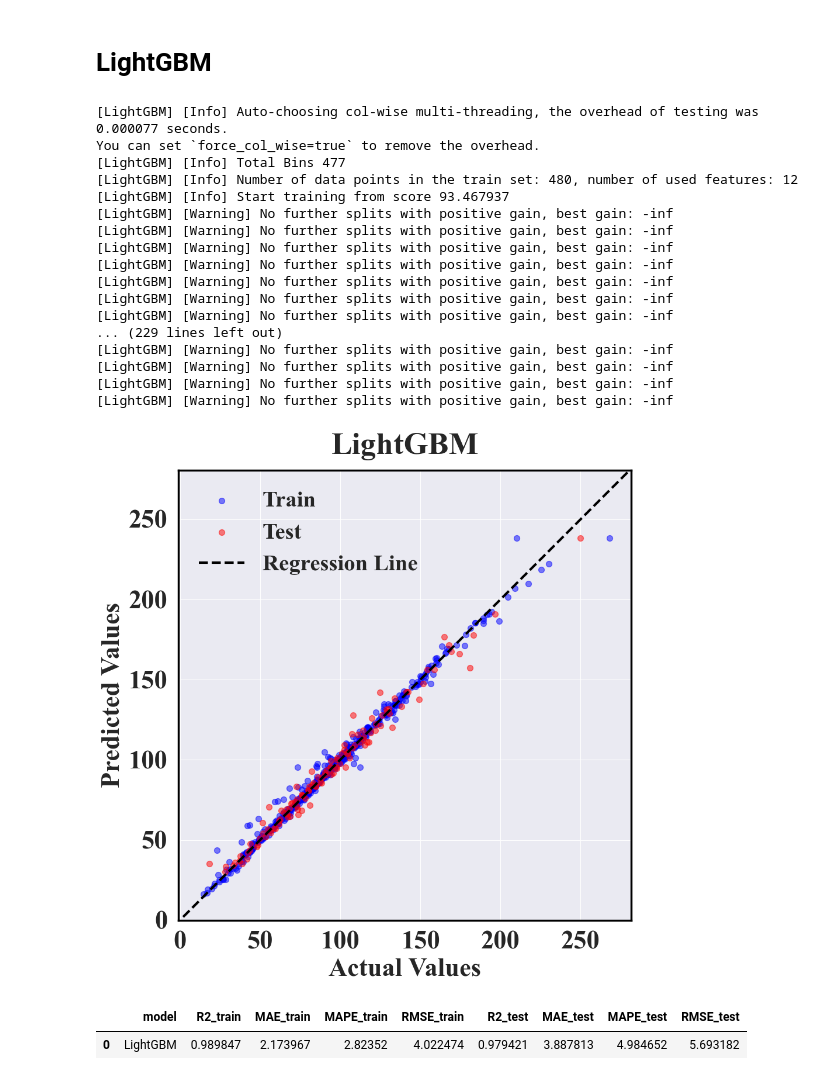
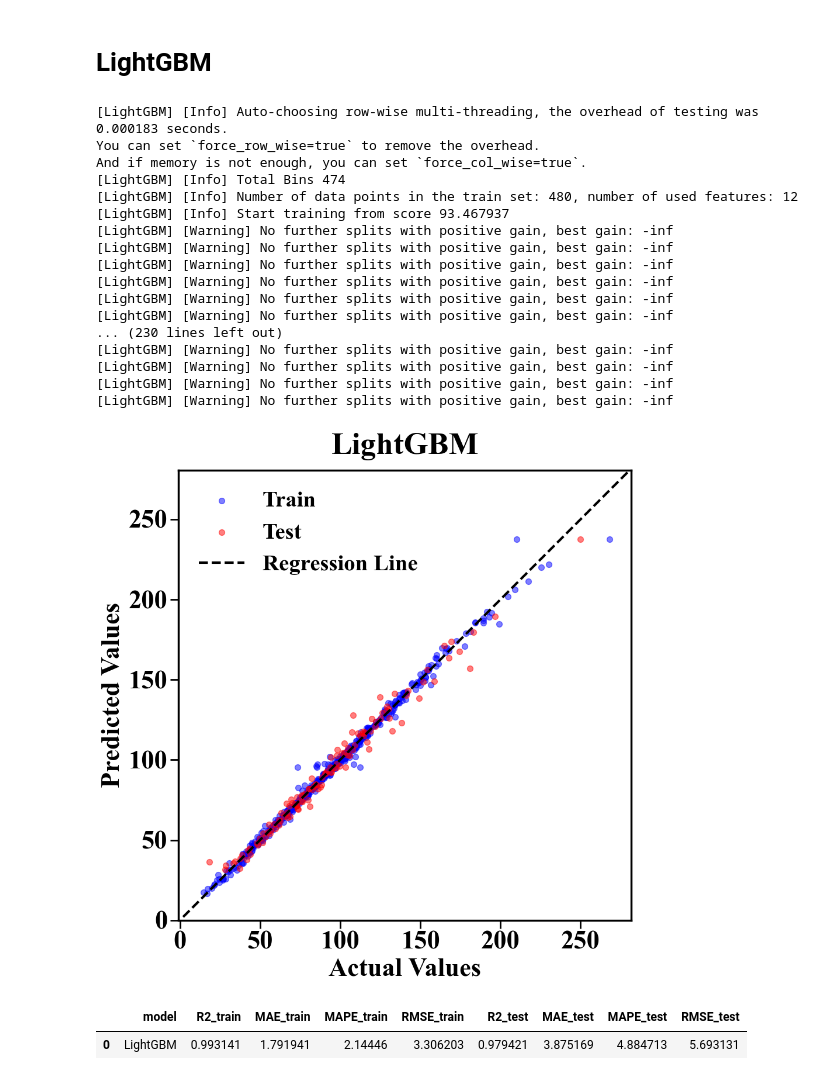
Before and after one commit to YYCHEN2001/Carbon_Cathode_New, a Jupyter notebook: ML_model/1_ML_results.ipynb, the cells around one changed output. Saved outputs shown, nothing was run; the diff lists cells and outputs as text; code cells hidden in the pictures.

```diff
--- a/ML_model/1_ML_results.ipynb
+++ b/ML_model/1_ML_results.ipynb
@@ -55,10 +61,10 @@ svr = SVR(
     verbose=True
 )
 
-svr.fit(X_train_scaled, y_train)
+svr.fit(X_train, y_train)
 
-y_train_pred = svr.predict(X_train_scaled)
-y_test_pred = svr.predict(X_test_scaled)
+y_train_pred = svr.predict(X_train)
+y_test_pred = svr.predict(X_test)
 
 svr_metrics = metrics_to_dataframe(y_train, y_train_pred, y_test, y_test_pred, 'Support Vector Regression')
 plot_actual_vs_predicted(y_train, y_train_pred, y_test, y_test_pred, 'Support Vector Regression', 'svr.png')
@@ -80,10 +86,10 @@ rfr = RandomForestRegressor(n_estimators=100,
                             min_samples_split=2,
                             max_features=1,
                             random_state=21)
-rfr.fit(X_train_scaled, y_train)
+rfr.fit(X_train, y_train)
 
-y_train_pred = rfr.predict(X_train_scaled)
-y_test_pred = rfr.predict(X_test_scaled)
+y_train_pred = rfr.predict(X_train)
+y_test_pred = rfr.predict(X_test)
 
 rfr_metrics = metrics_to_dataframe(y_train, y_train_pred, y_test, y_test_pred, 'Randon Forest Regression')
 plot_actual_vs_predicted(y_train, y_train_pred, y_test, y_test_pred, 'Random Forest Regression','rfr.png')
@@ -107,10 +113,10 @@ gbr = GradientBoostingRegressor(n_estimators=270,
                                 min_samples_split=4,
                                 subsample=0.68,
                                 random_state=21)
-gbr.fit(X_train_scaled, y_train)
+gbr.fit(X_train, y_train)
 
-y_train_pred = gbr.predict(X_train_scaled)
-y_test_pred = gbr.predict(X_test_scaled)
+y_train_pred = gbr.predict(X_train)
+y_test_pred = gbr.predict(X_test)
 
 gbr_metrics = metrics_to_dataframe(y_train, y_train_pred, y_test, y_test_pred, 'Gradient Boosting Regression')
 plot_actual_vs_predicted(y_train, y_train_pred, y_test, y_test_pred, 'Gradient Boosting Regression','gbr.png')
@@ -134,10 +140,10 @@ xgb = XGBRegressor(n_estimators=240,
                    colsample_bylevel=0.6,
                    colsample_bynode=0.6,
                    random_state=21)
-xgb.fit(X_train_scaled, y_train)
+xgb.fit(X_train, y_train)
 
-y_train_pred = xgb.predict(X_train_scaled)
-y_test_pred = xgb.predict(X_test_scaled)
+y_train_pred = xgb.predict(X_train)
+y_test_pred = xgb.predict(X_test)
 
 xgb_metrics = metrics_to_dataframe(y_train, y_train_pred, y_test, y_test_pred, 'XGBoost')
 plot_actual_vs_predicted(y_train, y_train_pred, y_test, y_test_pred, 'XGBoost','XGB.png')
@@ -157,44 +163,44 @@ lgbm = LGBMRegressor(
     learning_rate=0.12,
     max_depth=25,
     min_child_samples=12,
     n_estimators=240,
     num_leaves=95,
     reg_alpha=0.13,
     reg_lambda=0.23,
     subsample=0.95,
     random_state=21
 )
 
-lgbm.fit(X_train_scaled, y_train)
+lgbm.fit(X_train, y_train)
 
-y_train_pred = lgbm.predict(X_train_scaled)
-y_test_pred = lgbm.predict(X_test_scaled)
+y_train_pred = lgbm.predict(X_train)
+y_test_pred = lgbm.predict(X_test)
 
 lgbm_metrics = metrics_to_dataframe(y_train, y_train_pred, y_test, y_test_pred, 'LightGBM')
 plot_actual_vs_predicted(y_train, y_train_pred, y_test, y_test_pred, 'LightGBM','LightGBM.png')
 
 lgbm_metrics
 # %% [output]
-[LightGBM] [Info] Auto-choosing col-wise multi-threading, the overhead of testing was 0.000077 seconds.
-You can set `force_col_wise=true` to remove the overhead.
-[LightGBM] [Info] Total Bins 477
+[LightGBM] [Info] Auto-choosing row-wise multi-threading, the overhead of testing was 0.000183 seconds.
+You can set `force_row_wise=true` to remove the overhead.
+And if memory is not enough, you can set `force_col_wise=true`.
+[LightGBM] [Info] Total Bins 474
 [LightGBM] [Info] Number of data points in the train set: 480, number of used features: 12
 [LightGBM] [Info] Start training from score 93.467937
 [LightGBM] [Warning] No further splits with positive gain, best gain: -inf
 [LightGBM] [Warning] No further splits with positive gain, best gain: -inf
 [LightGBM] [Warning] No further splits with positive gain, best gain: -inf
 [LightGBM] [Warning] No further splits with positive gain, best gain: -inf
 [LightGBM] [Warning] No further splits with positive gain, best gain: -inf
 [LightGBM] [Warning] No further splits with positive gain, best gain: -inf
-[LightGBM] [Warning] No further splits with positive gain, best gain: -inf
-... (229 lines left out)
+... (230 lines left out)
 [LightGBM] [Warning] No further splits with positive gain, best gain: -inf
 [LightGBM] [Warning] No further splits with positive gain, best gain: -inf
 [LightGBM] [Warning] No further splits with positive gain, best gain: -inf
 [LightGBM] [Warning] No further splits with positive gain, best gain: -inf
-[figure, old version]
+[figure, new version]
 |  | model | R2_train | MAE_train | MAPE_train | RMSE_train | R2_test | MAE_test | MAPE_test | RMSE_test |
-| 0 | LightGBM | 0.989847 | 2.173967 | 2.82352 | 4.022474 | 0.979421 | 3.887813 | 4.984652 | 5.693182 |
+| 0 | LightGBM | 0.993141 | 1.791941 | 2.14446 | 3.306203 | 0.979421 | 3.875169 | 4.884713 | 5.693131 |
 # %%
 metrics = pd.concat([lr_metrics,svr_metrics, rfr_metrics, gbr_metrics, lgbm_metrics, xgb_metrics])
 metrics_rounded = metrics.round(3)
```
Also changed, not shown: parts of 8 cells of this notebook, 3 other files.
